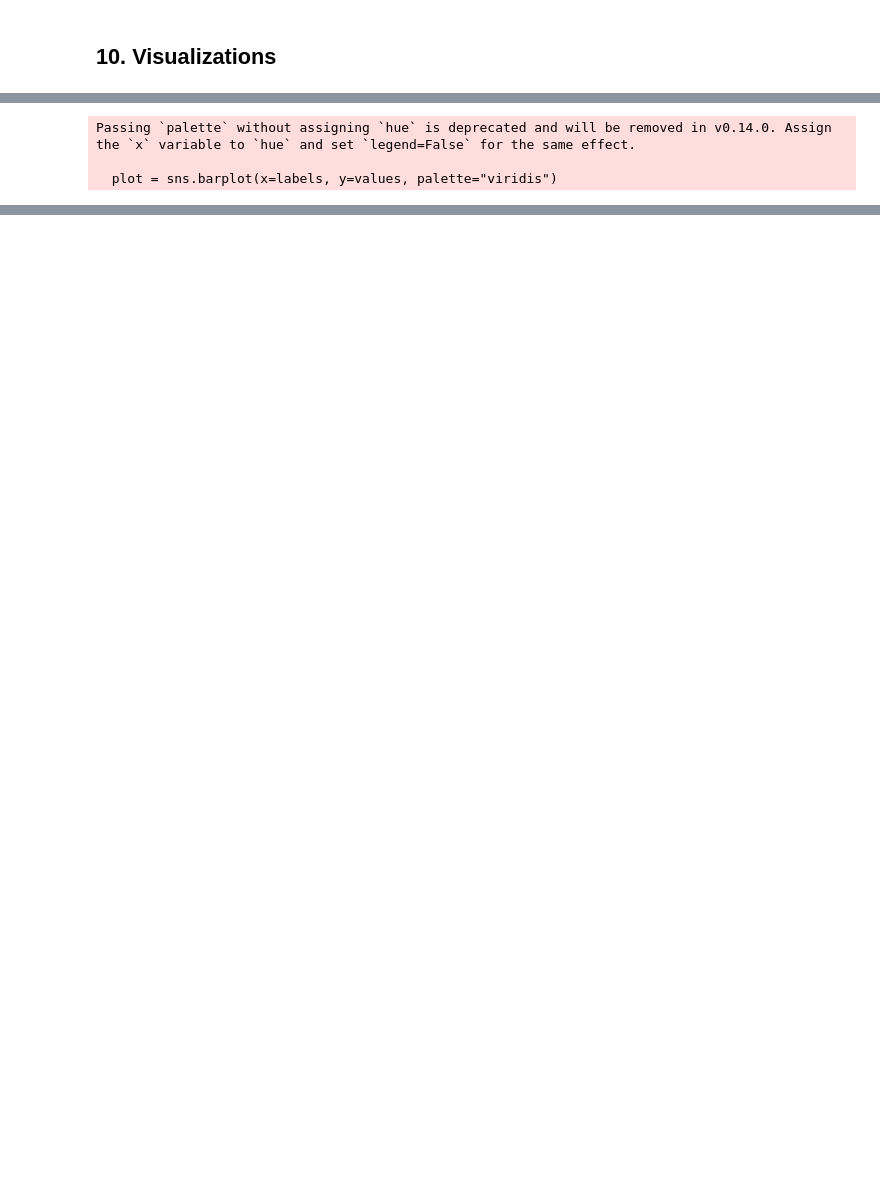
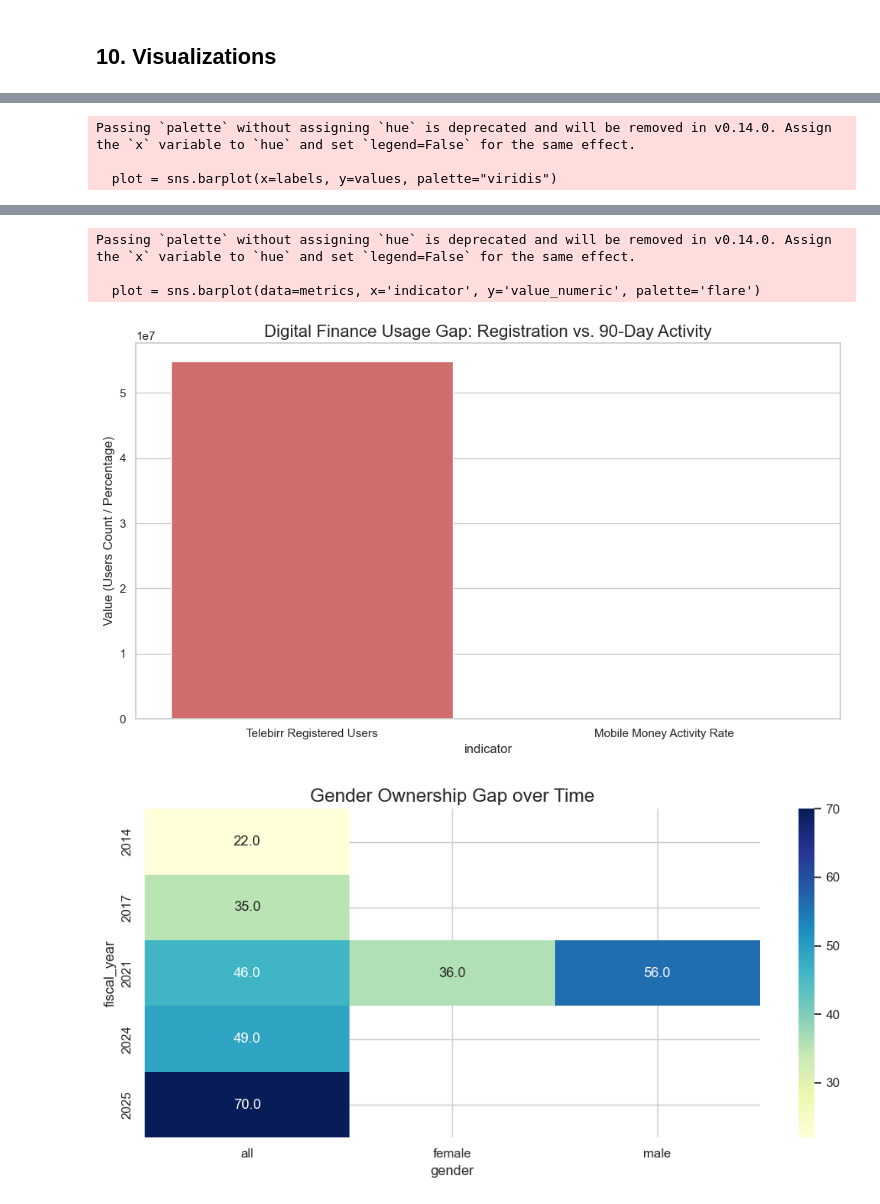
Before and after one commit to GrimVad3r/Forecasting-Financial-Inclusion-in-Ethiopia, a Jupyter notebook: notebooks/Task_2_Exploratory_Data_Analysis.ipynb, the cells around one changed output, grey strips where cells are left out. Drawn from its saved outputs; the diff is of its cells as text; code cells hidden in the pictures; blank space fills up the shorter version.

```diff
--- a/notebooks/Task_2_Exploratory_Data_Analysis.ipynb
+++ b/notebooks/Task_2_Exploratory_Data_Analysis.ipynb
@@ -299,5 +299,9 @@ viz = DataVisualizer(output_dir='./output/plots')
 viz.plot_ownership_trajectory(access)
 viz.plot_usage_gap(usage_gap_temp)
 viz.plot_impact_magnitudes(impacts)
+viz.plot_usage_gap_bar(df)
+viz.plot_gender_ownership_heatmap(df)
+viz.plot_infra_vs_ownership_scatter(df)
+viz.plot_transaction_type_pie(df)
 # %% [output]
 [figure]
@@ -305,5 +309,10 @@ viz.plot_impact_magnitudes(impacts)
 Passing `palette` without assigning `hue` is deprecated and will be removed in v0.14.0. Assign the `x` variable to `hue` and set `legend=False` for the same effect.
 
   plot = sns.barplot(x=labels, y=values, palette="viridis")
 [figure]
 [figure]
+Passing `palette` without assigning `hue` is deprecated and will be removed in v0.14.0. Assign the `x` variable to `hue` and set `legend=False` for the same effect.
+
+  plot = sns.barplot(data=metrics, x='indicator', y='value_numeric', palette='flare')
+[figure, added]
+[figure, added]
```
Also changed, not shown: parts of 11 cells of this notebook, 6 other files.
